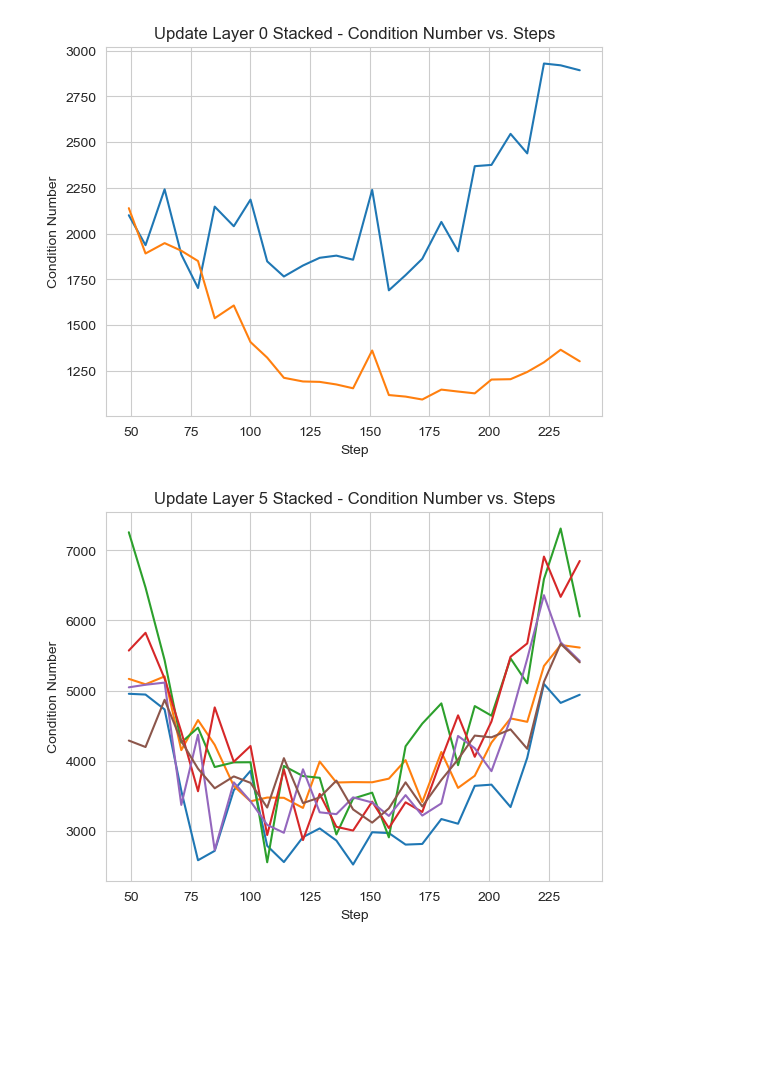
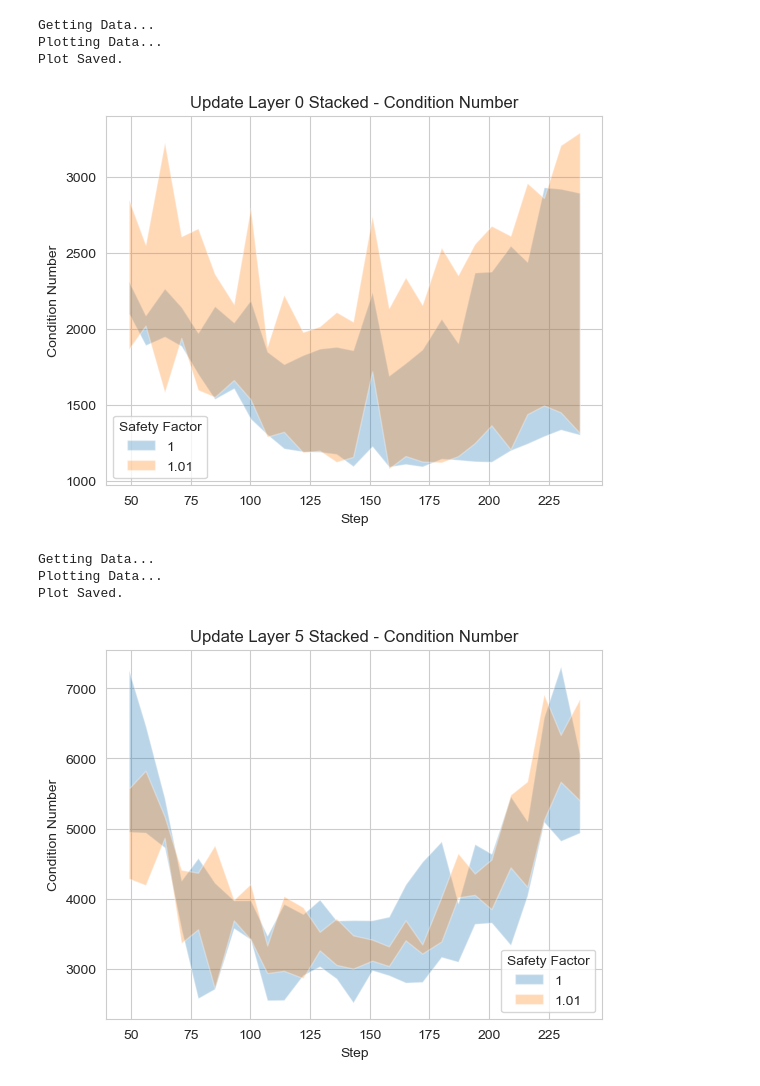
Before and after one commit to nraultwang/cs182-project, a Jupyter notebook: plotting/main.ipynb, the cells around one changed output. Saved outputs shown, nothing was run; the diff lists cells and outputs as text; code cells hidden in the pictures; blank space fills up the shorter version.

Commit message:
Created Safety Factor Plots

```diff
--- a/plotting/main.ipynb
+++ b/plotting/main.ipynb
@@ -15,19 +16,19 @@ sweep = api.sweep(f"{entity}/{project}/{sweep_id}")
 for run in sweep.runs:
     print(f"Run ID: {run.id}")
     # print("---------- CONFIG ----------")
-    # print("Safety Factor:", run.config["optimizer_params"]["args"])
+    # print("Safety Factor:", run.config["optimizer_params"]["args"]["polar_safety"])
     # for key in run.config.keys():
     #     print(key + ":", run.config[key])
     # print(run.summary["svd/update_layer0_v/condition_number"])
-    print("---------- SUMMARY ----------")
-    for key in run.summary.keys():
-        print(key + ":", run.summary[key])
+    # print("---------- SUMMARY ----------")
+    # for key in run.summary.keys():
+    #     print(key + ":", run.summary[key])
     # print("---------- HISTORY ----------")
     # for step in run.scan_history():
     #     # print(step["svd/update_layer0_stacked/condition_number"])
     #     for key in step.keys():
     #         print(key)
     #     break
-    break
+    # break
 # %% [output]
 Run ID: ud9tmam7
@@ -50,5 +40,10 @@ weights/layer5_mlp_norm: 98.53199005126952
 # %%
-def get_data(sweep_id, optimizer_param):
+def get_data(sweep_id, optimizer_param_name, optimizer_param_vals, update, layer, matrix, metric):
+
+    if update:
+        update = "update_"
+    else:
+        update = ""
 
     entity = "justin_yang-university-of-california-berkeley"
     project = "cs182-project-GPT-opt"
@@ -56,14 +51,12 @@ def get_data(sweep_id, optimizer_param):
     api = wandb.Api()
     sweep = api.sweep(f"{entity}/{project}/{sweep_id}")
 
-    runs = {}
+    data = {val: [] for val in optimizer_param_vals}
 
     for run in sweep.runs:
         run_id = run.id
-        run_param = run.config["optimizer_params"]["args"][optimizer_param]
+        run_param = run.config["optimizer_params"]["args"][optimizer_param_name]
 
-        runs["svd/update_layer0_stacked/condition_number"] = [step["svd/update_layer0_stacked/condition_number"] for step in run.scan_history()]
+        data[run_param].append(np.array([step[f"svd/{update}layer{layer}_{matrix}/{metric}"] for step in run.scan_history()]))
 
-        break
-
-    return runs
+    return data
@@ -125,26 +117,42 @@ def plot_data(update, layer, matrix, metric, start, end, save_plot=False):
     plt.show();
 # %%
+sweep_id = "5pllqyjx"
+param_name = "Safety Factor"
+param_id = "polar_safety"
+param_vals = [1, 1.01]
 update = True
 layer = 0
 matrix = "stacked"
 metric = "condition_number"
 start = 6
 end = 32
+plot_median = False
 save_plot = True
 
-plot_data(update, layer, matrix, metric, start, end, save_plot)
+plot_data(sweep_id, param_name, param_id, param_vals, update, layer, matrix, metric, start, end, plot_median, save_plot)
 # %% [output]
+Getting Data...
+Plotting Data...
+Plot Saved.
-[figure, old version]
+[figure, new version]
 # %%
+sweep_id = "5pllqyjx"
+param_name = "Safety Factor"
+param_id = "polar_safety"
+param_vals = [1, 1.01]
 update = True
 layer = 5
 matrix = "stacked"
 metric = "condition_number"
 start = 6
 end = 32
+plot_median = False
 save_plot = True
 
-plot_data(update, layer, matrix, metric, start, end, save_plot)
+plot_data(sweep_id, param_name, param_id, param_vals, update, layer, matrix, metric, start, end, plot_median, save_plot)
 # %% [output]
+Getting Data...
+Plotting Data...
+Plot Saved.
-[figure, old version]
+[figure, new version]
 # %%
```
Also changed, not shown: parts of 10 cells of this notebook, 16 other files.
